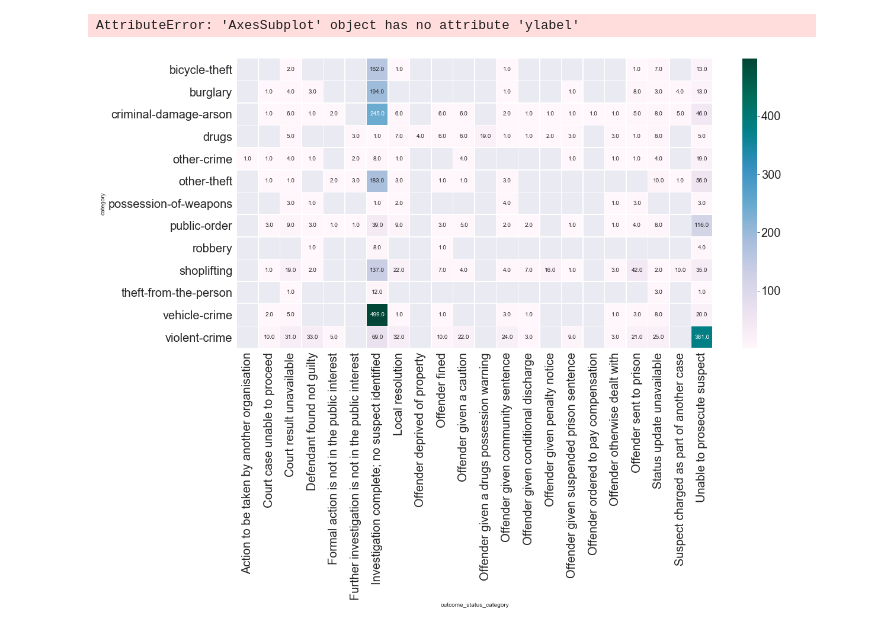
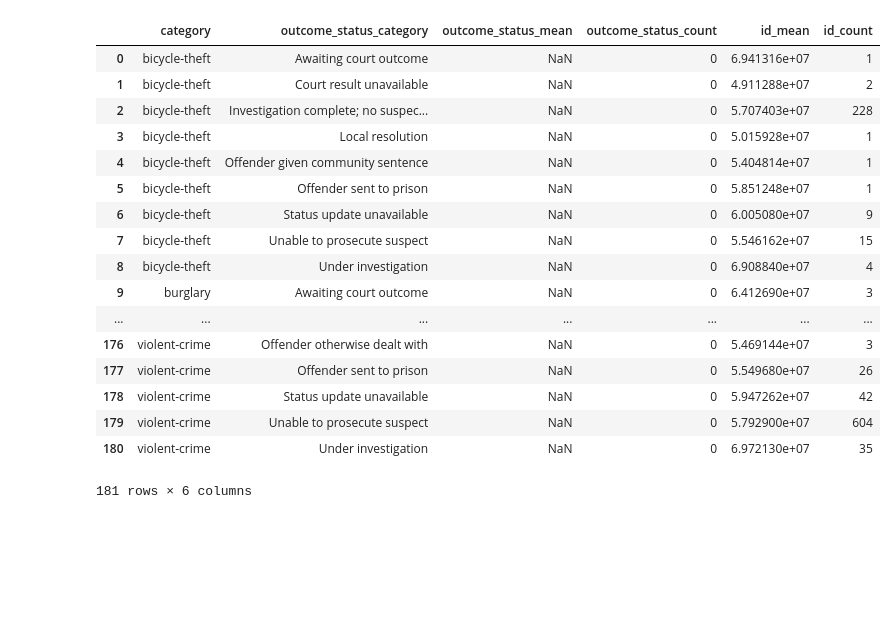
Before and after one commit to mshodge/local-crime-stats, a Jupyter notebook: crime-stats.ipynb, the cells around one changed output. Cells and saved outputs as stored; diff of their text form; code cells hidden in the pictures; blank space fills up the shorter version.

```diff
--- a/crime-stats.ipynb
+++ b/crime-stats.ipynb
@@ -96,12 +117,25 @@ Text(0.5,0,'Date')
 # %%
 df4 = df[['category','month','outcome_status','outcome_status.category','id']].groupby(['category','outcome_status.category'], as_index=False).agg(['mean', 'count'])
 df4 = df4.reset_index()
 df4.columns = df4.columns.droplevel(0)
 df4.columns = ['category', 'outcome_status_category', 'outcome_status_mean', 'outcome_status_count', 'id_mean', 'id_count']
-cat_compare = df4.pivot('category', 'outcome_status_category', 'id_count')
-g= sns.heatmap(cat_compare,linewidths=.5, cmap="PuBuGn", annot=True, fmt='.1f')
-g.ylabel('Category', fontsize=30)
-g.xlabel('Action Category', fontsize=30)
+df4
 # %% [output]
+|  | category | outcome_status_category | outcome_status_mean | outcome_status_count | id_mean | id_count |
+| 0 | bicycle-theft | Awaiting court outcome | NaN | 0 | 6.941316e+07 | 1 |
+| 1 | bicycle-theft | Court result unavailable | NaN | 0 | 4.911288e+07 | 2 |
+| 2 | bicycle-theft | Investigation complete; no suspec... | NaN | 0 | 5.707403e+07 | 228 |
+| 3 | bicycle-theft | Local resolution | NaN | 0 | 5.015928e+07 | 1 |
+| 4 | bicycle-theft | Offender given community sentence | NaN | 0 | 5.404814e+07 | 1 |
+| 5 | bicycle-theft | Offender sent to prison | NaN | 0 | 5.851248e+07 | 1 |
+| 6 | bicycle-theft | Status update unavailable | NaN | 0 | 6.005080e+07 | 9 |
+| 7 | bicycle-theft | Unable to prosecute suspect | NaN | 0 | 5.546162e+07 | 15 |
+| 8 | bicycle-theft | Under investigation | NaN | 0 | 6.908840e+07 | 4 |
+| 9 | burglary | Awaiting court outcome | NaN | 0 | 6.412690e+07 | 3 |
+| ... | ... | ... | ... | ... | ... | ... |
+| 176 | violent-crime | Offender otherwise dealt with | NaN | 0 | 5.469144e+07 | 3 |
+| 177 | violent-crime | Offender sent to prison | NaN | 0 | 5.549680e+07 | 26 |
+| 178 | violent-crime | Status update unavailable | NaN | 0 | 5.947262e+07 | 42 |
+| 179 | violent-crime | Unable to prosecute suspect | NaN | 0 | 5.792900e+07 | 604 |
+| 180 | violent-crime | Under investigation | NaN | 0 | 6.972130e+07 | 35 |
-AttributeError: 'AxesSubplot' object has no attribute 'ylabel'
+181 rows × 6 columns
-[figure, removed]
```
Also changed, not shown: parts of 12 cells of this notebook.
